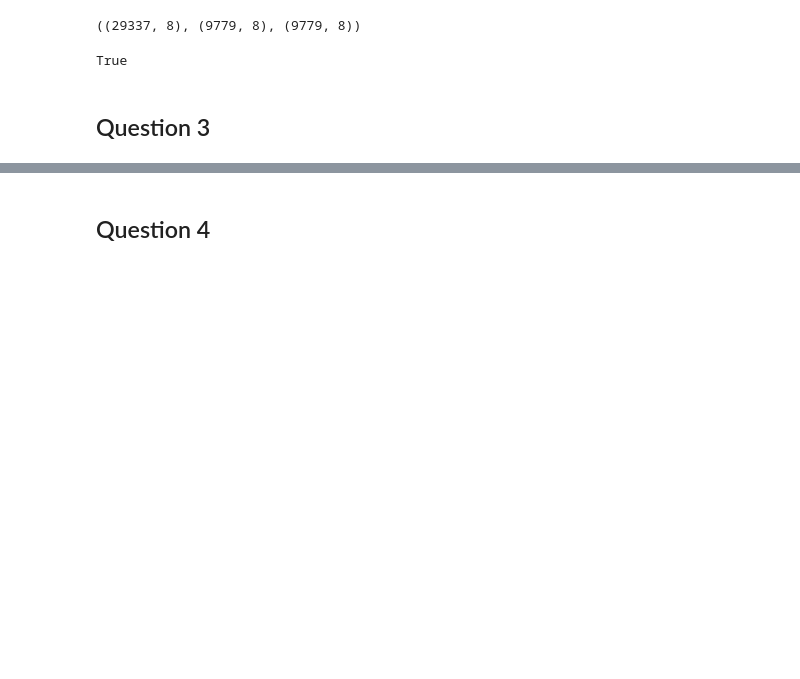
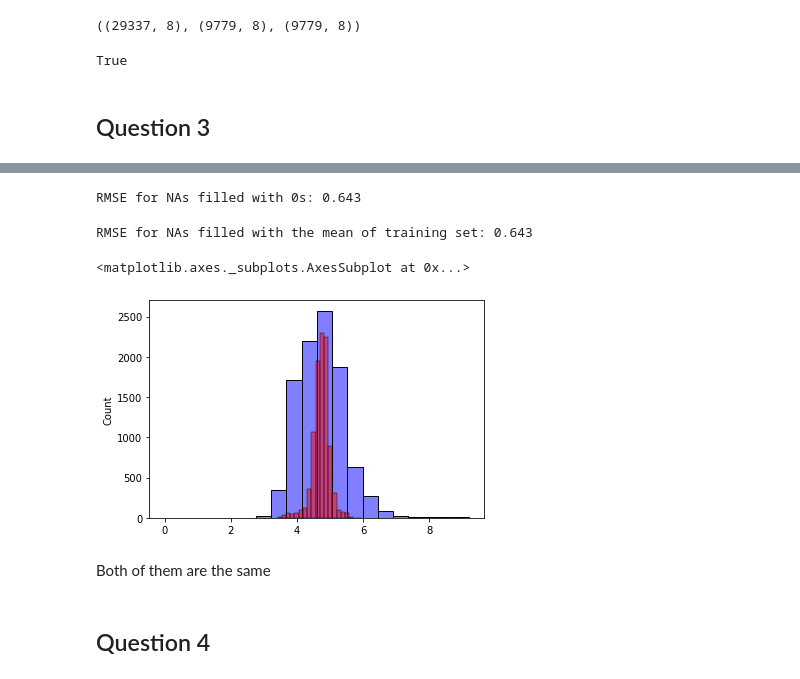
Before and after one commit to bandiang2/ml_zoomcamp_2021, a Jupyter notebook: week_2/Homework.ipynb, the cells around one changed output, grey strips where cells are left out. Cells and saved outputs as stored; diff of their text form; code cells hidden in the pictures; blank space fills up the shorter version.

```diff
--- a/week_2/Homework.ipynb
+++ b/week_2/Homework.ipynb
@@ -174,0 +180,23 @@ del X_test['price']
+# %%
+def prepare(df, val):
+    df['reviews_per_month'] = df['reviews_per_month'].fillna(val)
+    return df.values
+# %%
+def train_linearRegression(X, y, na_val):
+    X = prepare(X, na_val)
+    # For the bias term
+    ones = np.ones(X.shape[0])
+    # New X
+    X = np.column_stack([ones, X])
+
+    XTX = X.T.dot(X)
+    XTX_inv = np.linalg.inv(XTX)
+
+    # BEst parameter w*
+    w = XTX_inv.dot(X.T).dot(y)
+    w0 = w[0]
+    return w0, w[1:]
+# %%
+def predict(X, w0, w, na_val):
+    X = prepare(X, na_val)
+    return w0 + X.dot(w)
@@ -175,2 +208,26 @@ del X_test['price']
+# %%
+# Filliang missing values with 0
+w0, w = train_linearRegression(X_train, y_train, 0)
+y_pred = predict(X_val, w0, w, 0)
+r_mse = round(rmse(y_pred, y_val), 4)
+print(f'RMSE for NAs filled with 0s: {r_mse}')
+# %% [output]
+RMSE for NAs filled with 0s: 0.643
+# %%
+# Filliang missing values with mean of training set
+w0, w = train_linearRegression(X_train, y_train, mean)
+y_pred_mean = predict(X_val, w0, w, mean)
+r_mse_m = round(rmse(y_pred_mean, y_val), 4)
+print(f'RMSE for NAs filled with the mean of training set: {r_mse_m}')
+# %% [output]
+RMSE for NAs filled with the mean of training set: 0.643
+# %%
+sns.histplot(y_val, color='blue', alpha=0.5, bins=20)
+sns.histplot(y_pred_mean, color='red', alpha=0.5, bins=20)
+# %% [output]
+<matplotlib.axes._subplots.AxesSubplot at 0x...>
+[figure, added]
+# %% [markdown]
+Both of them are the same
 # %% [markdown]
 ## Question 4
```
Also changed, not shown: parts of 9 cells of this notebook.
